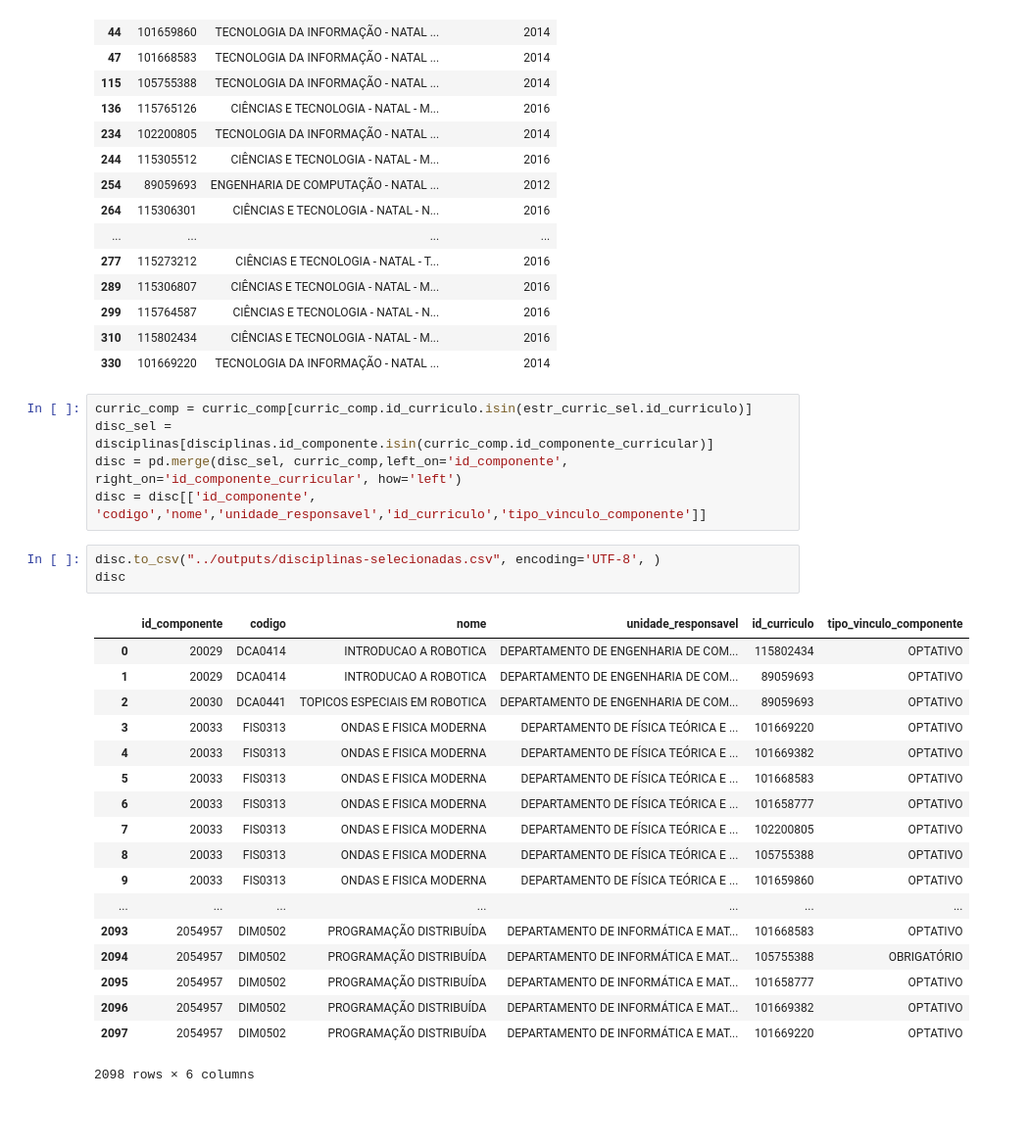
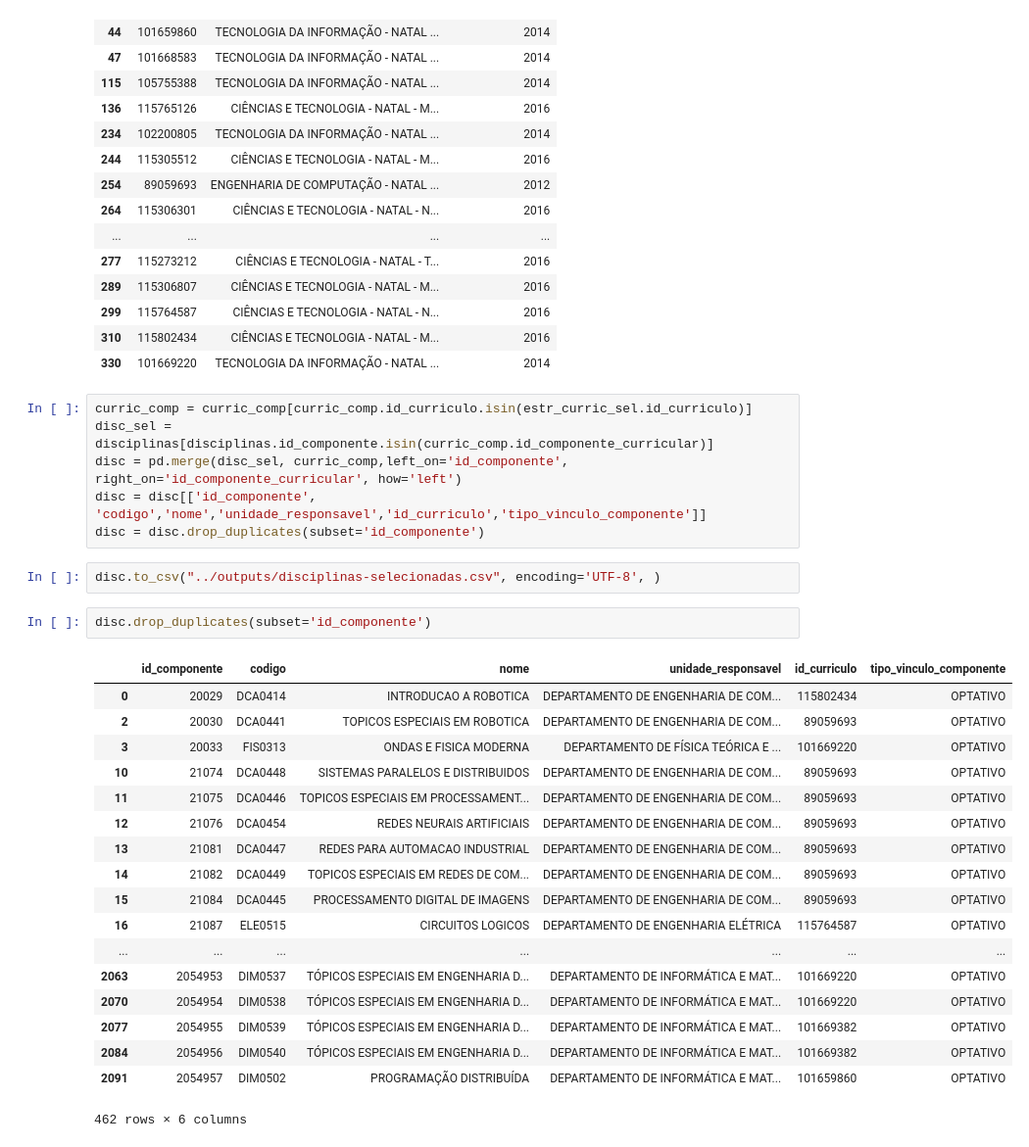
Before and after one commit to rafagarcia2/siga_a_dica-notebooks, a Jupyter notebook: Tratando os datasets/02.1 - Validando Estrutura Curricular.ipynb, the cells around one changed output. Shown at 98% size. Saved outputs shown, nothing was run; the diff lists cells and outputs as text; blank space fills up the shorter version.

Commit message:
Excluindo colunas dos id_componentes iguais

```diff
--- a/Tratando os datasets/02.1 - Validando Estrutura Curricular.ipynb
+++ b/Tratando os datasets/02.1 - Validando Estrutura Curricular.ipynb
@@ -62,25 +62,27 @@ curric_comp = curric_comp[curric_comp.id_curriculo.isin(estr_curric_sel.id_curri
 disc_sel = disciplinas[disciplinas.id_componente.isin(curric_comp.id_componente_curricular)]
 disc = pd.merge(disc_sel, curric_comp,left_on='id_componente', right_on='id_componente_curricular', how='left')
 disc = disc[['id_componente', 'codigo','nome','unidade_responsavel','id_curriculo','tipo_vinculo_componente']]
+disc = disc.drop_duplicates(subset='id_componente')
 # %%
 disc.to_csv("../outputs/disciplinas-selecionadas.csv", encoding='UTF-8', )
-disc
-# %% [output]
-|  | id_componente | codigo | nome | unidade_responsavel | id_curriculo | tipo_vinculo_componente |
-| 0 | 20029 | DCA0414 | INTRODUCAO A ROBOTICA | DEPARTAMENTO DE ENGENHARIA DE COM... | 115802434 | OPTATIVO |
-| 1 | 20029 | DCA0414 | INTRODUCAO A ROBOTICA | DEPARTAMENTO DE ENGENHARIA DE COM... | 89059693 | OPTATIVO |
-| 2 | 20030 | DCA0441 | TOPICOS ESPECIAIS EM ROBOTICA | DEPARTAMENTO DE ENGENHARIA DE COM... | 89059693 | OPTATIVO |
-| 3 | 20033 | FIS0313 | ONDAS E FISICA MODERNA | DEPARTAMENTO DE FÍSICA TEÓRICA E ... | 101669220 | OPTATIVO |
-| 4 | 20033 | FIS0313 | ONDAS E FISICA MODERNA | DEPARTAMENTO DE FÍSICA TEÓRICA E ... | 101669382 | OPTATIVO |
-| 5 | 20033 | FIS0313 | ONDAS E FISICA MODERNA | DEPARTAMENTO DE FÍSICA TEÓRICA E ... | 101668583 | OPTATIVO |
-| 6 | 20033 | FIS0313 | ONDAS E FISICA MODERNA | DEPARTAMENTO DE FÍSICA TEÓRICA E ... | 101658777 | OPTATIVO |
-| 7 | 20033 | FIS0313 | ONDAS E FISICA MODERNA | DEPARTAMENTO DE FÍSICA TEÓRICA E ... | 102200805 | OPTATIVO |
-| 8 | 20033 | FIS0313 | ONDAS E FISICA MODERNA | DEPARTAMENTO DE FÍSICA TEÓRICA E ... | 105755388 | OPTATIVO |
-| 9 | 20033 | FIS0313 | ONDAS E FISICA MODERNA | DEPARTAMENTO DE FÍSICA TEÓRICA E ... | 101659860 | OPTATIVO |
-| ... | ... | ... | ... | ... | ... | ... |
-| 2093 | 2054957 | DIM0502 | PROGRAMAÇÃO DISTRIBUÍDA | DEPARTAMENTO DE INFORMÁTICA E MAT... | 101668583 | OPTATIVO |
-| 2094 | 2054957 | DIM0502 | PROGRAMAÇÃO DISTRIBUÍDA | DEPARTAMENTO DE INFORMÁTICA E MAT... | 105755388 | OBRIGATÓRIO |
-| 2095 | 2054957 | DIM0502 | PROGRAMAÇÃO DISTRIBUÍDA | DEPARTAMENTO DE INFORMÁTICA E MAT... | 101658777 | OPTATIVO |
-| 2096 | 2054957 | DIM0502 | PROGRAMAÇÃO DISTRIBUÍDA | DEPARTAMENTO DE INFORMÁTICA E MAT... | 101669382 | OPTATIVO |
-| 2097 | 2054957 | DIM0502 | PROGRAMAÇÃO DISTRIBUÍDA | DEPARTAMENTO DE INFORMÁTICA E MAT... | 101669220 | OPTATIVO |
-2098 rows × 6 columns
+# %%
+disc.drop_duplicates(subset='id_componente')
+# %% [output]
+|  | id_componente | codigo | nome | unidade_responsavel | id_curriculo | tipo_vinculo_componente |
+| 0 | 20029 | DCA0414 | INTRODUCAO A ROBOTICA | DEPARTAMENTO DE ENGENHARIA DE COM... | 115802434 | OPTATIVO |
+| 2 | 20030 | DCA0441 | TOPICOS ESPECIAIS EM ROBOTICA | DEPARTAMENTO DE ENGENHARIA DE COM... | 89059693 | OPTATIVO |
+| 3 | 20033 | FIS0313 | ONDAS E FISICA MODERNA | DEPARTAMENTO DE FÍSICA TEÓRICA E ... | 101669220 | OPTATIVO |
+| 10 | 21074 | DCA0448 | SISTEMAS PARALELOS E DISTRIBUIDOS | DEPARTAMENTO DE ENGENHARIA DE COM... | 89059693 | OPTATIVO |
+| 11 | 21075 | DCA0446 | TOPICOS ESPECIAIS EM PROCESSAMENT... | DEPARTAMENTO DE ENGENHARIA DE COM... | 89059693 | OPTATIVO |
+| 12 | 21076 | DCA0454 | REDES NEURAIS ARTIFICIAIS | DEPARTAMENTO DE ENGENHARIA DE COM... | 89059693 | OPTATIVO |
+| 13 | 21081 | DCA0447 | REDES PARA AUTOMACAO INDUSTRIAL | DEPARTAMENTO DE ENGENHARIA DE COM... | 89059693 | OPTATIVO |
+| 14 | 21082 | DCA0449 | TOPICOS ESPECIAIS EM REDES DE COM... | DEPARTAMENTO DE ENGENHARIA DE COM... | 89059693 | OPTATIVO |
+| 15 | 21084 | DCA0445 | PROCESSAMENTO DIGITAL DE IMAGENS | DEPARTAMENTO DE ENGENHARIA DE COM... | 89059693 | OPTATIVO |
+| 16 | 21087 | ELE0515 | CIRCUITOS LOGICOS | DEPARTAMENTO DE ENGENHARIA ELÉTRICA | 115764587 | OPTATIVO |
+| ... | ... | ... | ... | ... | ... | ... |
+| 2063 | 2054953 | DIM0537 | TÓPICOS ESPECIAIS EM ENGENHARIA D... | DEPARTAMENTO DE INFORMÁTICA E MAT... | 101669220 | OPTATIVO |
+| 2070 | 2054954 | DIM0538 | TÓPICOS ESPECIAIS EM ENGENHARIA D... | DEPARTAMENTO DE INFORMÁTICA E MAT... | 101669220 | OPTATIVO |
+| 2077 | 2054955 | DIM0539 | TÓPICOS ESPECIAIS EM ENGENHARIA D... | DEPARTAMENTO DE INFORMÁTICA E MAT... | 101669382 | OPTATIVO |
+| 2084 | 2054956 | DIM0540 | TÓPICOS ESPECIAIS EM ENGENHARIA D... | DEPARTAMENTO DE INFORMÁTICA E MAT... | 101669382 | OPTATIVO |
+| 2091 | 2054957 | DIM0502 | PROGRAMAÇÃO DISTRIBUÍDA | DEPARTAMENTO DE INFORMÁTICA E MAT... | 101659860 | OPTATIVO |
+462 rows × 6 columns
```
Also changed, not shown: 4 other files.
